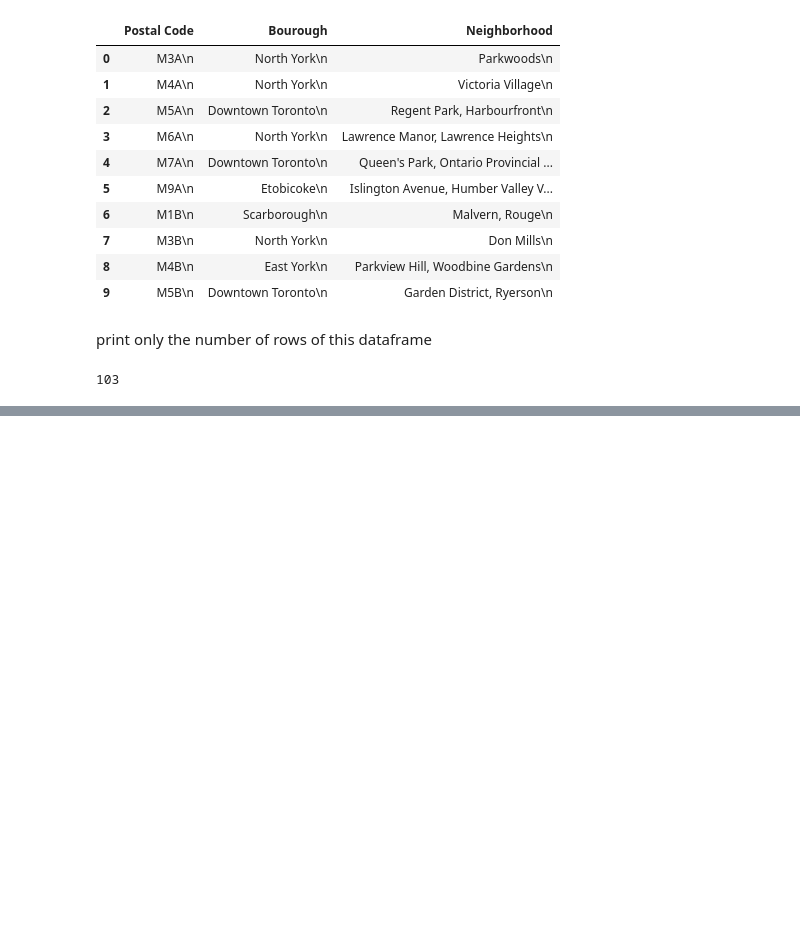
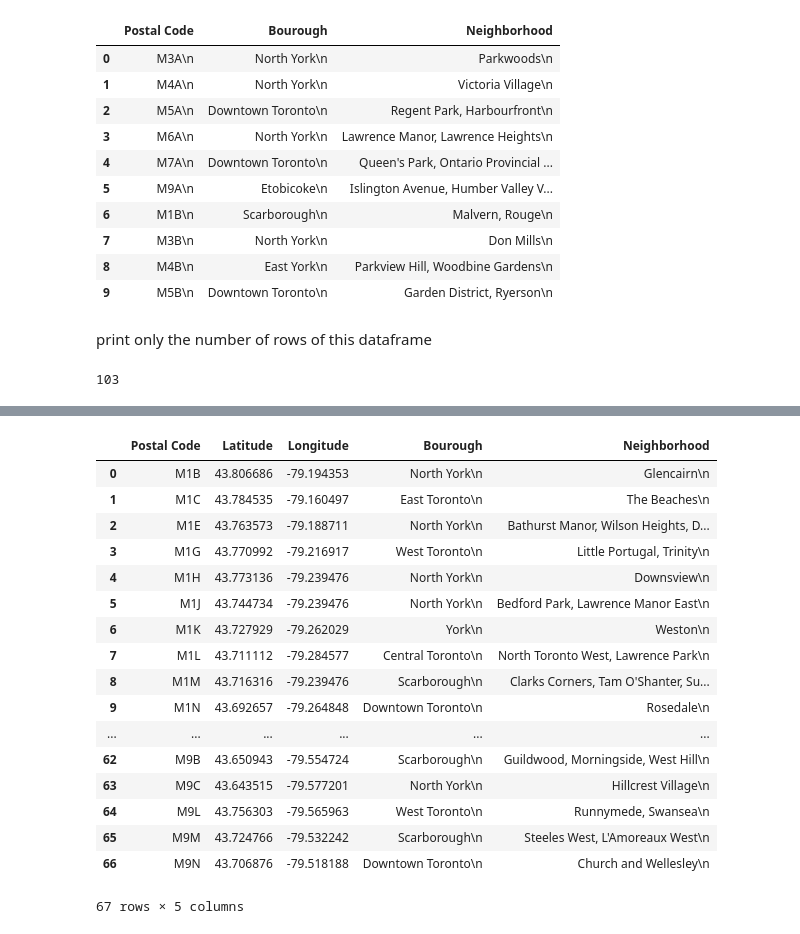
Before and after one commit to hedgehogBI/Data-Science-Capstone, a Jupyter notebook: Segmenting and Clustering Neighborhoods Toronto.ipynb, the cells around one changed output, grey strips where cells are left out. Saved outputs shown, nothing was run; the diff lists cells and outputs as text; code cells hidden in the pictures; blank space fills up the shorter version.

```diff
--- a/Segmenting and Clustering Neighborhoods Toronto.ipynb
+++ b/Segmenting and Clustering Neighborhoods Toronto.ipynb
@@ -159,2 +159,6 @@ df_cleaned.shape[0]
 # %% [output]
 103
+# %%
+df_cleaned['Postal Code'] = df['Postal Code'].str.replace('\n','')
+
+df_cleaned
@@ -160,0 +192,3 @@ df_cleaned.shape[0]
+# %%
+Geocode_table=pd.read_csv('http://cocl.us/Geospatial_data',header=0)
+Geocode_table
@@ -160,0 +214,21 @@ df_cleaned.shape[0]
+# %%
+pd.merge(Geocode_table, df_cleaned)
+# %% [output]
+|  | Postal Code | Latitude | Longitude | Bourough | Neighborhood |
+| 0 | M1B | 43.806686 | -79.194353 | North York\n | Glencairn\n |
+| 1 | M1C | 43.784535 | -79.160497 | East Toronto\n | The Beaches\n |
+| 2 | M1E | 43.763573 | -79.188711 | North York\n | Bathurst Manor, Wilson Heights, D... |
+| 3 | M1G | 43.770992 | -79.216917 | West Toronto\n | Little Portugal, Trinity\n |
+| 4 | M1H | 43.773136 | -79.239476 | North York\n | Downsview\n |
+| 5 | M1J | 43.744734 | -79.239476 | North York\n | Bedford Park, Lawrence Manor East\n |
+| 6 | M1K | 43.727929 | -79.262029 | York\n | Weston\n |
+| 7 | M1L | 43.711112 | -79.284577 | Central Toronto\n | North Toronto West, Lawrence Park\n |
+| 8 | M1M | 43.716316 | -79.239476 | Scarborough\n | Clarks Corners, Tam O'Shanter, Su... |
+| 9 | M1N | 43.692657 | -79.264848 | Downtown Toronto\n | Rosedale\n |
+| ... | ... | ... | ... | ... | ... |
+| 62 | M9B | 43.650943 | -79.554724 | Scarborough\n | Guildwood, Morningside, West Hill\n |
+| 63 | M9C | 43.643515 | -79.577201 | North York\n | Hillcrest Village\n |
+| 64 | M9L | 43.756303 | -79.565963 | West Toronto\n | Runnymede, Swansea\n |
+| 65 | M9M | 43.724766 | -79.532242 | Scarborough\n | Steeles West, L'Amoreaux West\n |
+| 66 | M9N | 43.706876 | -79.518188 | Downtown Toronto\n | Church and Wellesley\n |
+67 rows × 5 columns
```
Also changed, not shown: parts of 5 cells of this notebook.
